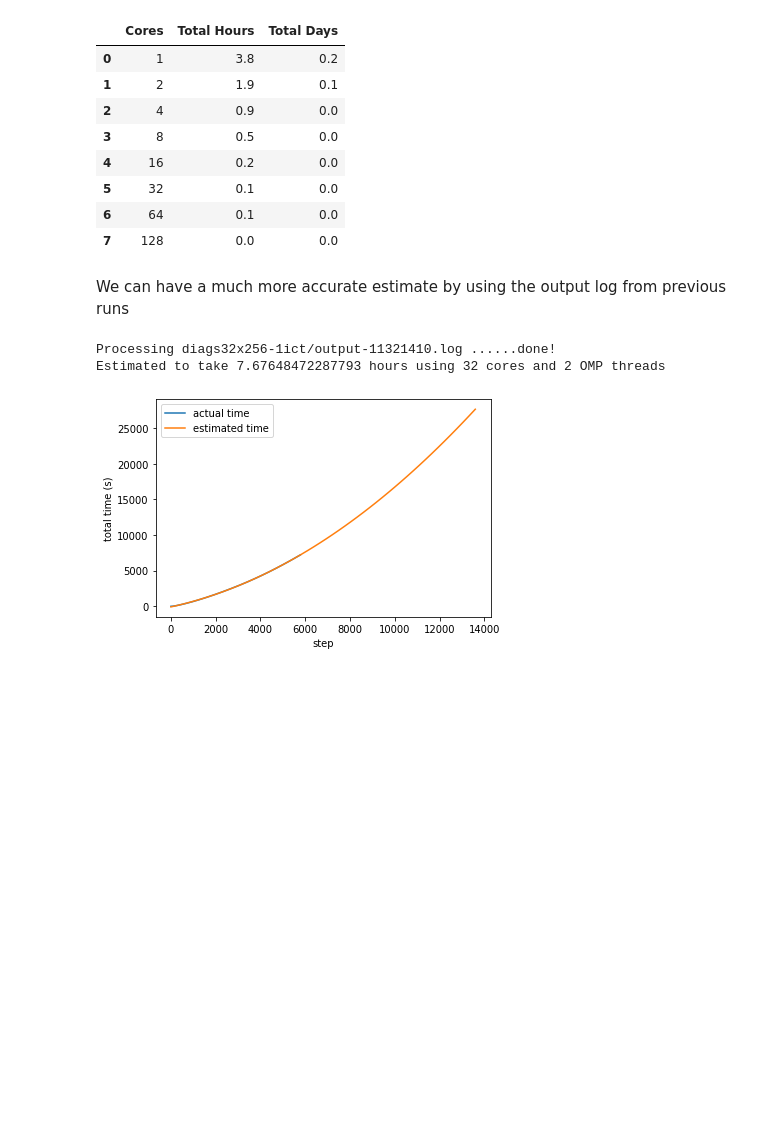
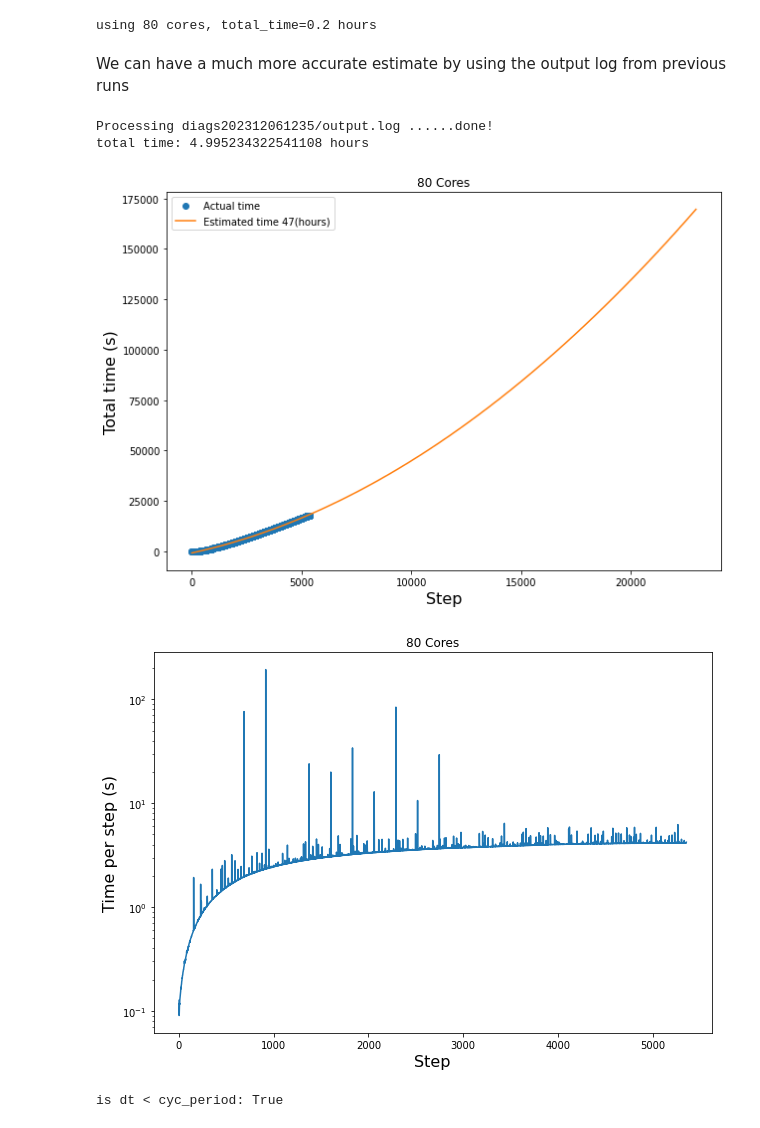
Before and after one commit to HuntFeng/magnetic-nozzle-warpx, a Jupyter notebook: parameters_tuning.ipynb, the cells around one changed output. Saved outputs shown, nothing was run; the diff lists cells and outputs as text; code cells hidden in the pictures; blank space fills up the shorter version.

```diff
--- a/parameters_tuning.ipynb
+++ b/parameters_tuning.ipynb
@@ -15,39 +19,41 @@ class MagneticMirror2D(object):
     Lz = 1e-1
 
     # spatial resolution in number of cells
-    Nx = 32
-    Nz = 256
+    Nx = 160
+    Nz = 1600
 
     # mirror ratio
     R = 10.0
-    B_max = 30.0  # T
+    B_max = 0.3  # T
 
     # use a reduced ion mass for faster simulations
-    m_ion = 400.0 * util.constants.m_e
+    m_e = util.constants.m_e
+    m_ion = 400.0 * m_e
     # m_ion = util.constants.m_p
 
     # initial seed macroparticle density
     nppc_seed = 5  # 800
 
     # total simulation time in ion thermal crossing times
-    crossing_times = 1
+    crossing_times = 0.5
 
     def __init__(self):
         # plasma density m^{-3}
         self.n0 = 1e16
 
         # temperature
-        self.Te = 400 # eV
-        self.Ti = self.Te
+        self.Te = 300 # eV
+        self.Ti = 60
 
         self.dx = self.Lx / self.Nx
         self.dz = self.Lz / self.Nz
 
         # calculate electron plasma frequency
         w_pe = util.plasma_freq(self.n0)
-        self.dt = 0.07 / w_pe
+        # self.dt = 0.07 / w_pe
         # simulation timestep from electron CFL
         # self.dt = self.dz / (5.0 * util.thermal_velocity(self.Te, util.constants.m_e))
+        self.dt = 0.5 / util.cyclotron_freq(self.m_e, self.B_max)
 
         # calculate the ion crossing time to get the total simulation time
         ion_crossing_time = self.Lz / \
@@ -101,36 +107,52 @@ Starting simulation with parameters:
 # %%
-num_cores = 2**np.arange(8)
-time_per_step = 1 # second
+num_cores = 80
+time_per_step = 2 # second
 total_time = np.round(time_per_step*mirror.total_steps / num_cores / 3600, 1) # in hours
-pd.DataFrame({"Cores": num_cores, "Total Hours": total_time, "Total Days": np.round(total_time/24,1)})
+print(f"using {num_cores} cores, total_time={total_time} hours")
 # %% [output]
-|  | Cores | Total Hours | Total Days |
-| 0 | 1 | 3.8 | 0.2 |
-| 1 | 2 | 1.9 | 0.1 |
-| 2 | 4 | 0.9 | 0.0 |
-| 3 | 8 | 0.5 | 0.0 |
-| 4 | 16 | 0.2 | 0.0 |
-| 5 | 32 | 0.1 | 0.0 |
-| 6 | 64 | 0.1 | 0.0 |
-| 7 | 128 | 0.0 | 0.0 |
+using 80 cores, total_time=0.2 hours
 # %% [markdown]
 We can have a much more accurate estimate by using the output log from previous runs
 # %%
-output_file = "diags32x256-1ict/output-11321410.log"
+
+output_file = "diags202312061235/output.log"
 specs, time_data = util.extract_data(output_file)
-steps, total_times = time_data[:,0], time_data[:,4].cumsum()
-plt.plot(steps, total_times)
-plt.xlabel("step")
-plt.ylabel("total time (s)")
+steps = time_data[:,0]
+time_per_step = time_data[:,4]
+total_times = time_data[:,4].cumsum()
+plt.figure(figsize=(10,7))
+plt.plot(steps, total_times, "o")
+plt.xlabel("Step")
+plt.ylabel("Total time (s)")
+plt.title(f"{specs['cores']} Cores")
 
 p = np.polyfit(steps, total_times, 2)
 estimate_steps = np.linspace(1,mirror.total_steps)
 estimate_times = np.polyval(p, estimate_steps)
 plt.plot(estimate_steps, estimate_times)
-plt.legend(["actual time", "estimated time"])
+plt.legend(["Actual time", f"Estimated time {int(estimate_times[-1]/3600)}(hours)"])
 
-print(f"Estimated to take {estimate_times[-1]/3600} hours using {specs['cores']} cores and {specs['omp_threads']} OMP threads")
+# print(f"Estimated to take {estimate_times[-1]/3600} hours using {specs['cores']} cores and {specs['omp_threads']} OMP threads")
+plt.figure(figsize=(10,7))
+plt.semilogy(steps, time_per_step)
+plt.xlabel("Step")
+plt.ylabel("Time per step (s)")
+plt.title(f"{specs['cores']} Cores")
+
+print(f"total time: {total_times[-1] / 3600} hours")
 # %% [output]
-Processing diags32x256-1ict/output-11321410.log ......done!
-Estimated to take 7.67648472287793 hours using 32 cores and 2 OMP threads
+Processing diags202312061235/output.log ......done!
+total time: 4.995234322541108 hours
-[figure, old version]
+[figure, new version]
+[figure, added]
+# %%
+Lz, Nz = 0.10, 256
+Bmax = 0.3
+T_e = 300
+dz = Lz/Nz
+dt = dz / 5 / util.thermal_velocity(T_e, util.constants.m_e)
+cyc_period = 1/util.cyclotron_freq(util.constants.m_e, Bmax)
+
+print("is dt < cyc_period:", dt < cyc_period)
+# %% [output]
+is dt < cyc_period: True
```
Also changed, not shown: parts of 2 cells of this notebook, 13 other files.
